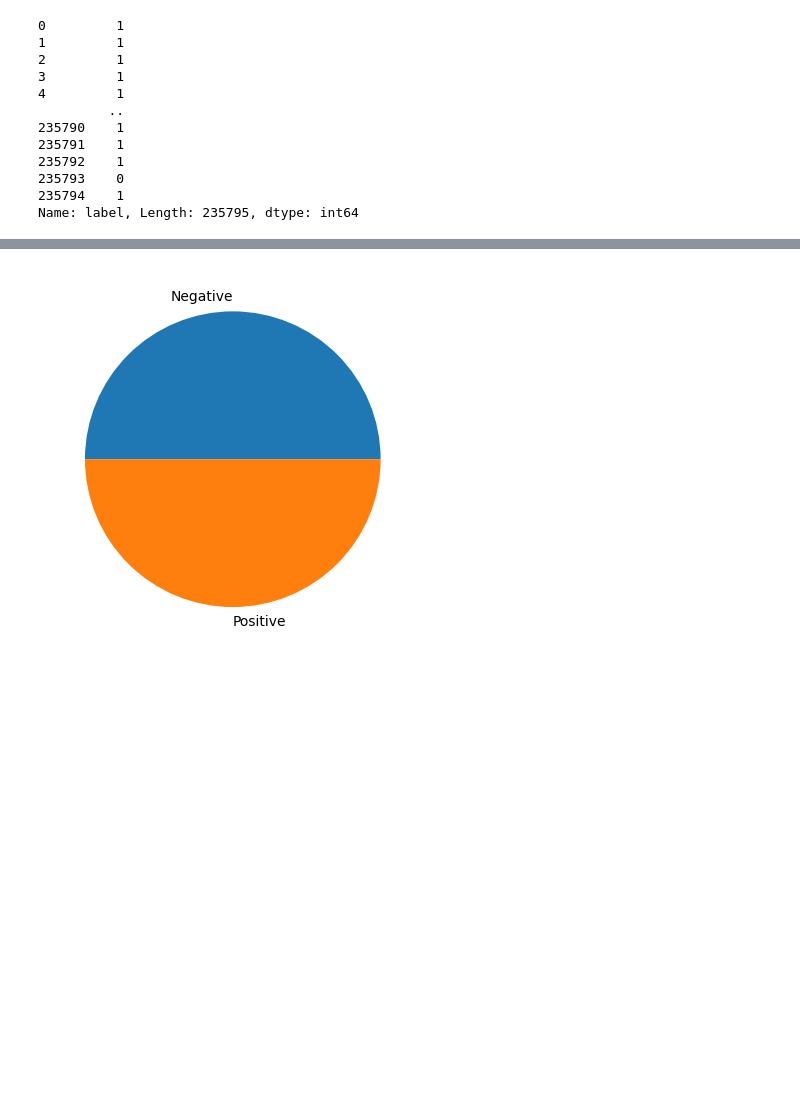
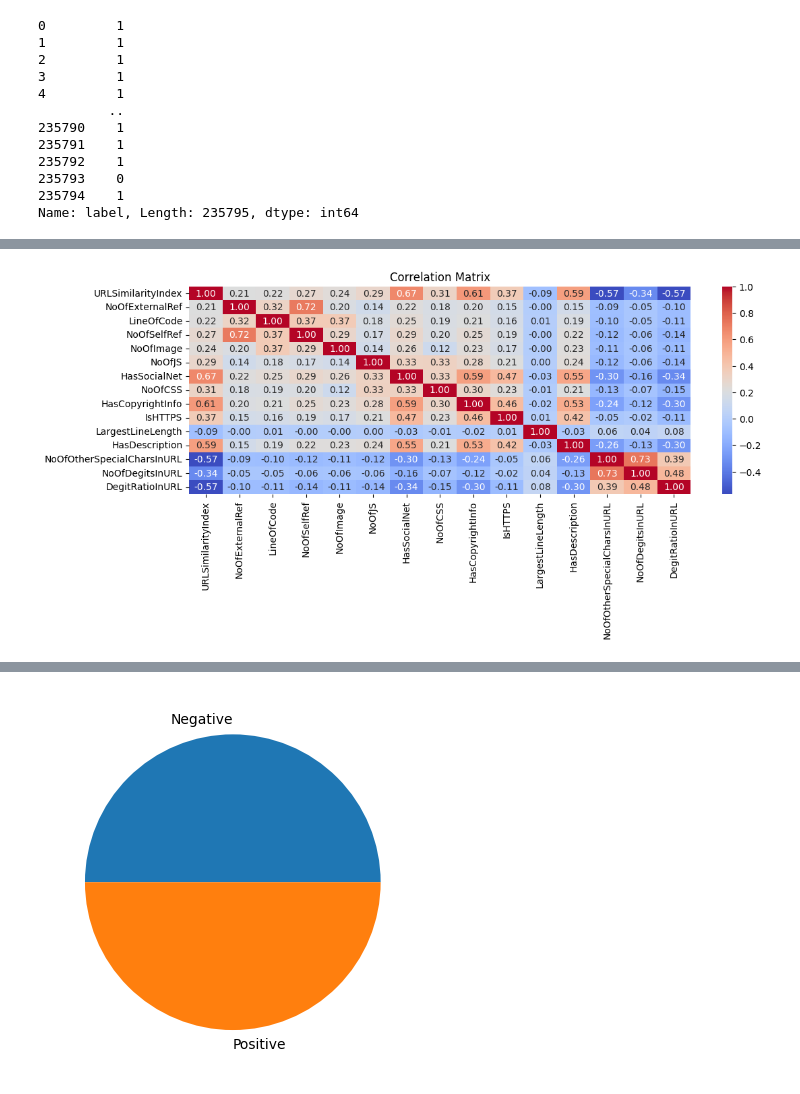
Before and after one commit to Raviyaa27/phishing-link-detector, a Jupyter notebook: notebooks/02.model_building.ipynb, the cells around one changed output, grey strips where cells are left out. Cells and saved outputs as stored; diff of their text form; code cells hidden in the pictures; blank space fills up the shorter version.

```diff
--- a/notebooks/02.model_building.ipynb
+++ b/notebooks/02.model_building.ipynb
@@ -222,0 +310,4 @@ X_test.shape
+# %%
+#calculating the correlation
+correlation_matrix = X_train_no_duplicates.corr()
+correlation_matrix
@@ -222,0 +331,8 @@ X_test.shape
+# %%
+#plotting the correlation heatmap
+plt.figure(figsize=(12, 4))
+sns.heatmap(correlation_matrix, annot=True, cmap='coolwarm', fmt='.2f')
+plt.title("Correlation Matrix")
+plt.show()
+# %% [output]
+[figure, added]
```
Also changed, not shown: parts of 87 cells of this notebook, 1 other file.
